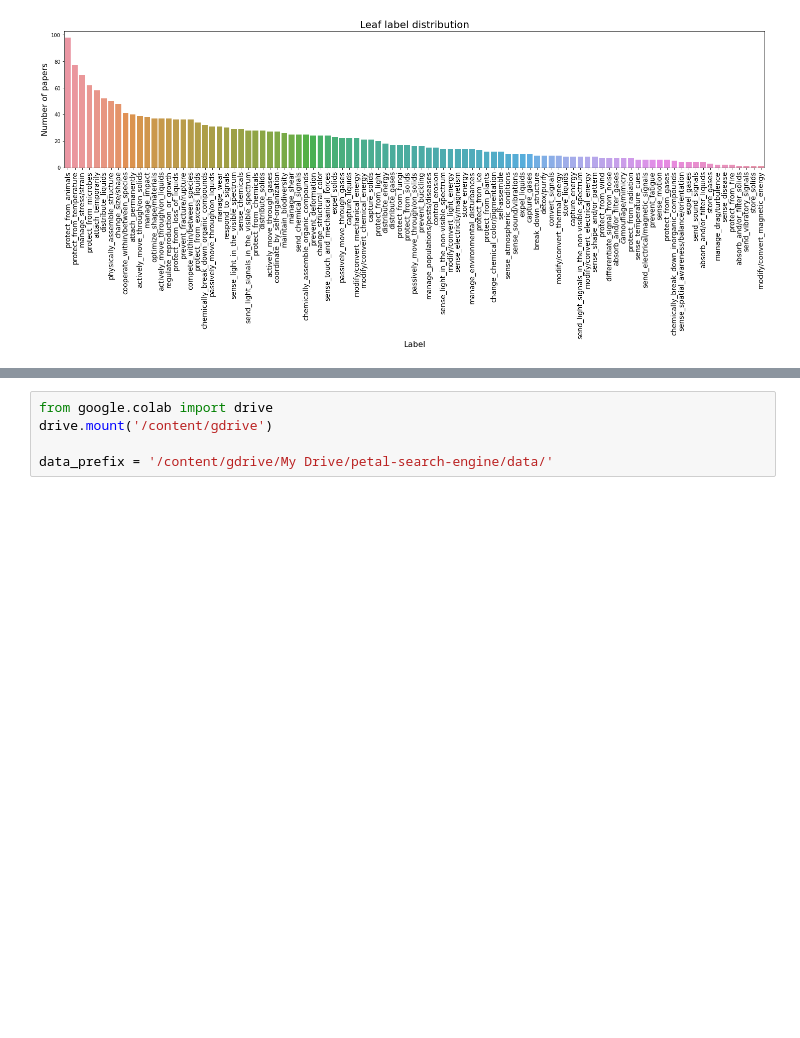
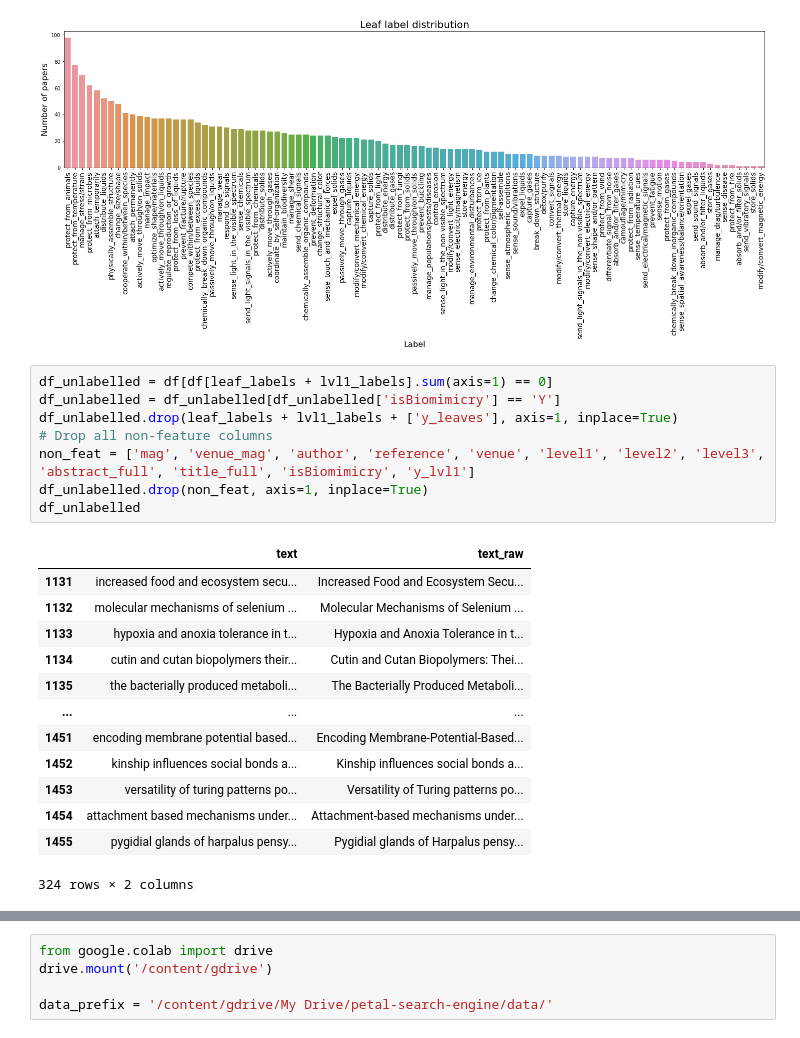
Before and after one commit to nasa-petal/search-engine, a Jupyter notebook: data-exploration-and-cleaning.ipynb, the cells around one changed output, grey strips where cells are left out. Saved outputs shown, nothing was run; the diff lists cells and outputs as text; blank space fills up the shorter version.

Commit message:
added a csv for unlabelled biomimicry papers.

```diff
--- a/data-exploration-and-cleaning.ipynb
+++ b/data-exploration-and-cleaning.ipynb
@@ -464,6 +464,28 @@ plt.show()
 # %% [output]
 [figure]
 [figure]
+# %%
+df_unlabelled = df[df[leaf_labels + lvl1_labels].sum(axis=1) == 0]
+df_unlabelled = df_unlabelled[df_unlabelled['isBiomimicry'] == 'Y']
+df_unlabelled.drop(leaf_labels + lvl1_labels + ['y_leaves'], axis=1, inplace=True)
+# Drop all non-feature columns
+non_feat = ['mag', 'venue_mag', 'author', 'reference', 'venue', 'level1', 'level2', 'level3', 'abstract_full', 'title_full', 'isBiomimicry', 'y_lvl1']
+df_unlabelled.drop(non_feat, axis=1, inplace=True)
+df_unlabelled
+# %% [output]
+|  | text | text_raw |
+| 1131 | increased food and ecosystem secu... | Increased Food and Ecosystem Secu... |
+| 1132 | molecular mechanisms of selenium ... | Molecular Mechanisms of Selenium ... |
+| 1133 | hypoxia and anoxia tolerance in t... | Hypoxia and Anoxia Tolerance in t... |
+| 1134 | cutin and cutan biopolymers their... | Cutin and Cutan Biopolymers: Thei... |
+| 1135 | the bacterially produced metaboli... | The Bacterially Produced Metaboli... |
+| ... | ... | ... |
+| 1451 | encoding membrane potential based... | Encoding Membrane-Potential-Based... |
+| 1452 | kinship influences social bonds a... | Kinship influences social bonds a... |
+| 1453 | versatility of turing patterns po... | Versatility of Turing patterns po... |
+| 1454 | attachment based mechanisms under... | Attachment-based mechanisms under... |
+| 1455 | pygidial glands of harpalus pensy... | Pygidial glands of Harpalus pensy... |
+324 rows × 2 columns
 # %%
 # Drop all non-feature columns
 non_feat = ['mag', 'venue_mag', 'author', 'reference', 'venue', 'level1', 'level2', 'level3', 'abstract_full', 'title_full', 'isBiomimicry']
```
Also changed, not shown: parts of 7 cells of this notebook, 1 other file.
